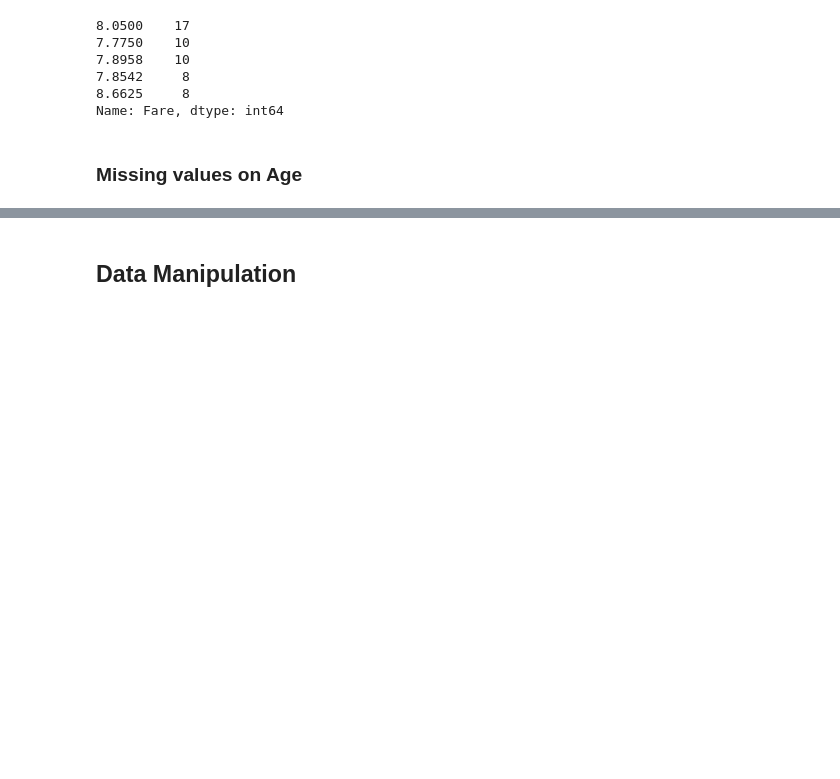
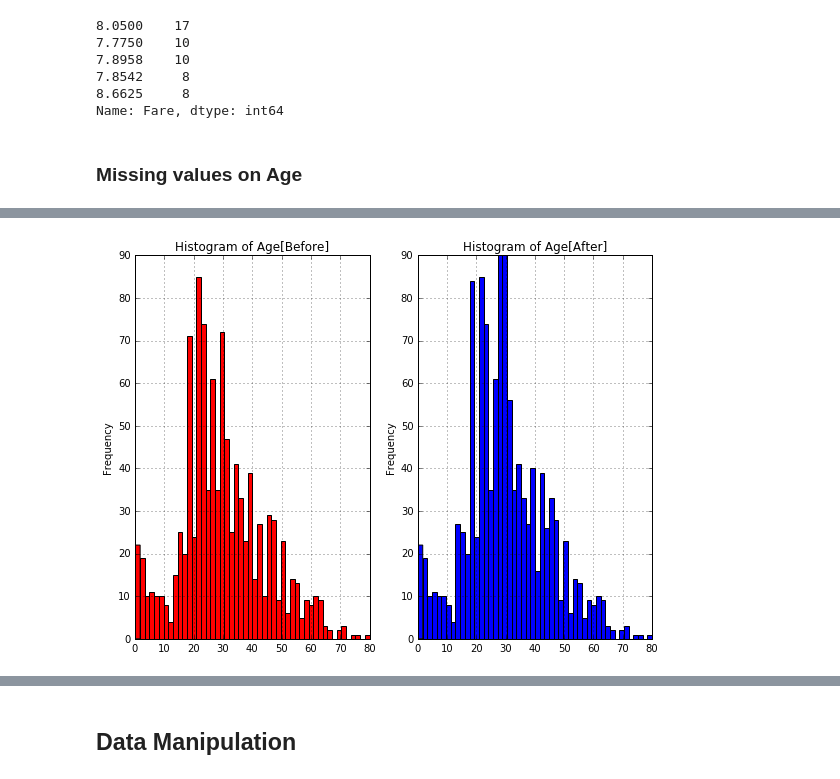
Before and after one commit to ArthurLu/Kaggle.Titanic, a Jupyter notebook: notebook.ipynb, the cells around one changed output, grey strips where cells are left out. Drawn from its saved outputs; the diff is of its cells as text; code cells hidden in the pictures; blank space fills up the shorter version.

```diff
--- a/notebook.ipynb
+++ b/notebook.ipynb
@@ -239,0 +228,5 @@ array([[ 29.69911765,   8.4583    ],
+# %%
+from sklearn.cross_validation import train_test_split
+X = full[~full.Age.isnull()].drop('Age', axis=1)
+y = full[~full.Age.isnull()].Age
+X_train, X_test, y_train, y_test = train_test_split(X, y, random_state=42)
@@ -239,0 +258,17 @@ array([[ 29.69911765,   8.4583    ],
+# %%
+fg, ax = plt.subplots(ncols=2)
+ax[0].set_ylim((0,90))
+ax[0].set_ylabel('Frequency')
+ax[0].set_title('Histogram of Age[Before]')
+full.Age.hist(bins=50, color='red', ax=ax[0])
+
+pred = reg.predict(full[full.Age.isnull()].drop('Age', axis=1))
+full.set_value(full.Age.isnull(), 'Age', pred)
+
+ax[1].set_ylim((0,90))
+ax[1].set_ylabel('Frequency')
+ax[1].set_title('Histogram of Age[After]')
+full.Age.hist(bins=50, color='blue', ax=ax[1])
+fg.tight_layout()
+# %% [output]
+[figure, added]
```
Also changed, not shown: parts of 18 cells of this notebook.
